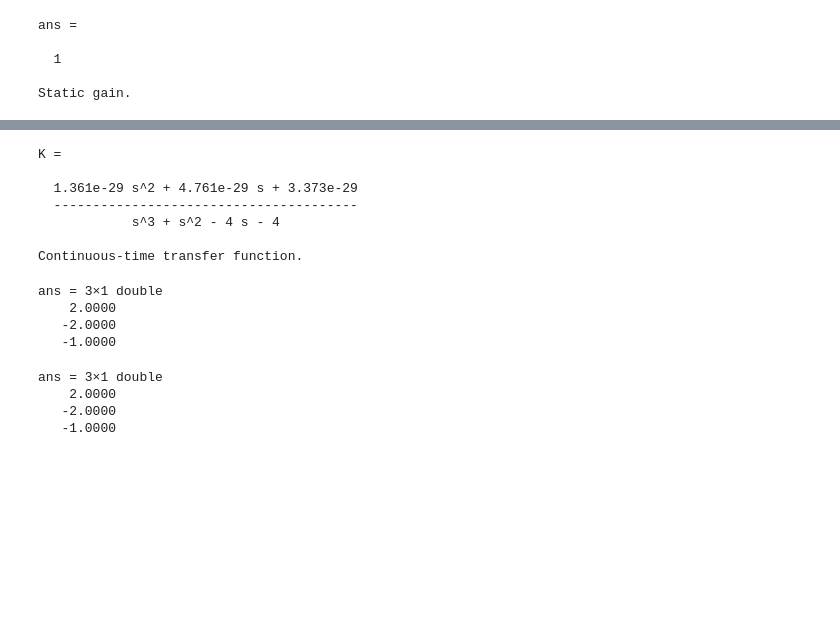
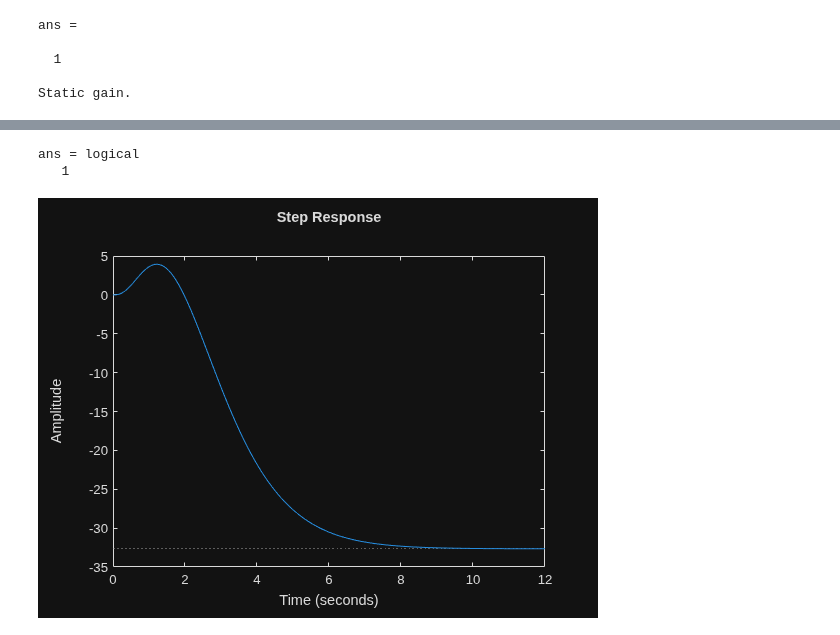
Before and after one commit to svaichu/aircraft-control, a Jupyter notebook: matlab/2_2_mimo.ipynb, the cells around one changed output, grey strips where cells are left out. Drawn from its saved outputs; the diff is of its cells as text; code cells hidden in the pictures; blank space fills up the shorter version.

```diff
--- a/matlab/2_2_mimo.ipynb
+++ b/matlab/2_2_mimo.ipynb
@@ -133,9 +132,12 @@ D = 0
 # %%
+poles = [-1 -1.5 -2];
 % calc state-feedback and observer gain matrices
-F = -place(A, B, poles);
-H = -transpose(place(A', C', poles));
+F = -place(A, B, [-1 -2 -1.5]);
+H = -transpose(place(A', C', [-2 -1.5 -1]));
 
-M = A+B*F;
-U = [B -H];
-N = [F; C+D*F];
-V = [1 0; D 1];
+% M = A+B*F;
+% U = [B -H];
+% N = [F; C+D*F];
+% V = [1 0; D 1];
+
+Gcf = minreal(tf(ss(A+B*F, [B ,-H], [F; C+D*F], [1, 0; D, 1])))
@@ -201,17 +203,0 @@ Continuous-time transfer function.
-# %%
-K
-# %% [output]
-K =
-
-  1.361e-29 s^2 + 4.761e-29 s + 3.373e-29
-  ---------------------------------------
-            s^3 + s^2 - 4 s - 4
-
-Continuous-time transfer function.
-# %%
-pole(K)
-# %% [output]
-ans = 3×1 double
-    2.0000
-   -2.0000
-   -1.0000
@@ -222,7 +204,9 @@ T = minreal(L/(1+L));
-# %%
-pole(G*S)
-# %% [output]
-ans = 3×1 double
-    2.0000
-   -2.0000
-   -1.0000
+# %%
+isstable(feedback(G*K,1))
+# %% [output]
+ans = logical
+   1
+# %%
+step(feedback(G*K,1))
+# %% [output]
+[figure, added]
```
Also changed, not shown: parts of 13 cells of this notebook.
